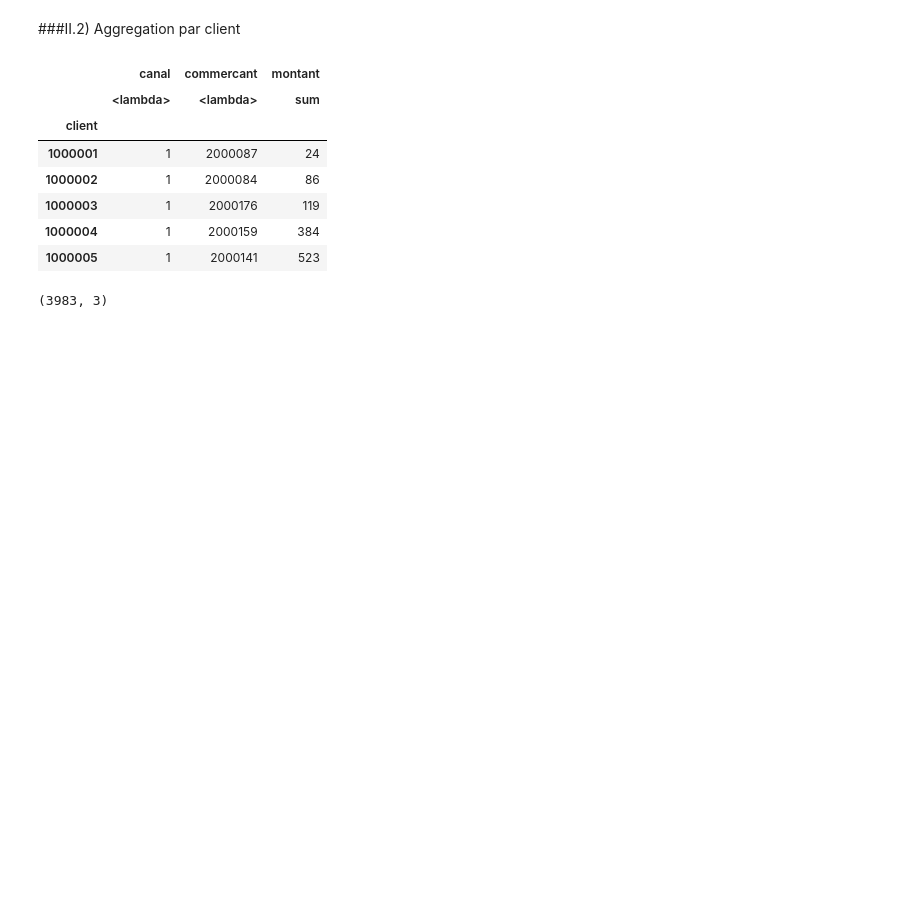
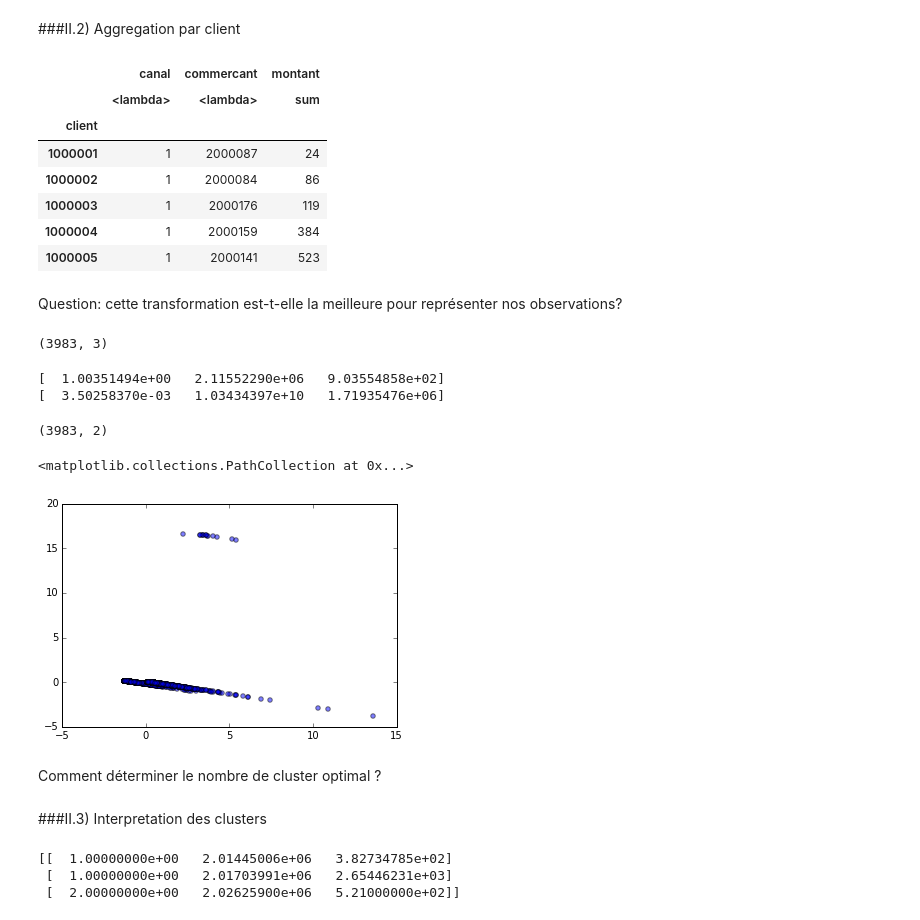
Before and after one commit to chkhalil/client-credit-card-segmentation, a Jupyter notebook: main_code.ipynb, the cells around one changed output. Saved outputs shown, nothing was run; the diff lists cells and outputs as text; code cells hidden in the pictures; blank space fills up the shorter version.

```diff
--- a/main_code.ipynb
+++ b/main_code.ipynb
@@ -205,6 +208,8 @@ client_vector.head()
 | 1000003 | 1 | 2000176 | 119 |
 | 1000004 | 1 | 2000159 | 384 |
 | 1000005 | 1 | 2000141 | 523 |
+# %% [markdown]
+Question: cette transformation est-t-elle la meilleure pour représenter nos observations?
 # %%
 # scale the dataframe
 X = client_vector.as_matrix()
@@ -213,7 +217,27 @@ np.res
 # %% [output]
 (3983, 3)
 # %%
+X_mean = np.mean(X,axis=0)
+X_var = np.var(X,axis=0)
+
+print X_mean
+print X_var
+
 X = preprocessing.scale(X)
 X_train = X[:X.shape[0]//2,:]
 X_test = X[X.shape[0]//2:,:]
+# %% [output]
+[  1.00351494e+00   2.11552290e+06   9.03554858e+02]
+[  3.50258370e-03   1.03434397e+10   1.71935476e+06]
+# %%
+# PCA to data repartition
+pca = PCA(n_components=2)   # generate the two principal axes
+axes = pca.fit(X)
+princ_comp = np.dot(X,axes.components_.T)
+print princ_comp.shape
+plt.scatter(princ_comp[:,0], princ_comp[:,1], alpha=0.5)
+# %% [output]
+(3983, 2)
+<matplotlib.collections.PathCollection at 0x...>
+[figure, added]
 # %%
@@ -221,2 +245,6 @@ estimator = KMeans(n_clusters=8, init='k-means++')
 estimator.fit(X_train)
 res = estimator.predict(X_test)
+# %% [markdown]
+Comment déterminer le nombre de cluster optimal ?
+# %% [markdown]
+###II.3) Interpretation des clusters
@@ -222,0 +254,7 @@ res = estimator.predict(X_test)
+# %%
+centroids = centroids * (X_var**0.5) + X_mean
+print centroids
+# %% [output]
+[[  1.00000000e+00   2.01445006e+06   3.82734785e+02]
+ [  1.00000000e+00   2.01703991e+06   2.65446231e+03]
+ [  2.00000000e+00   2.02625900e+06   5.21000000e+02]]
```
Also changed, not shown: parts of 17 cells of this notebook.
